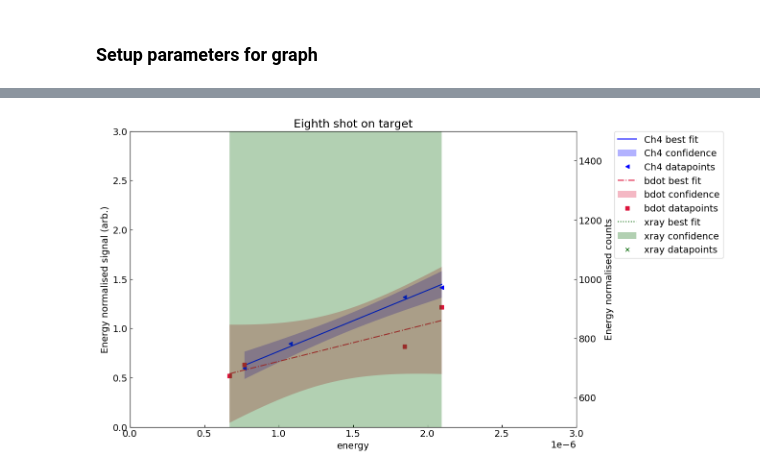
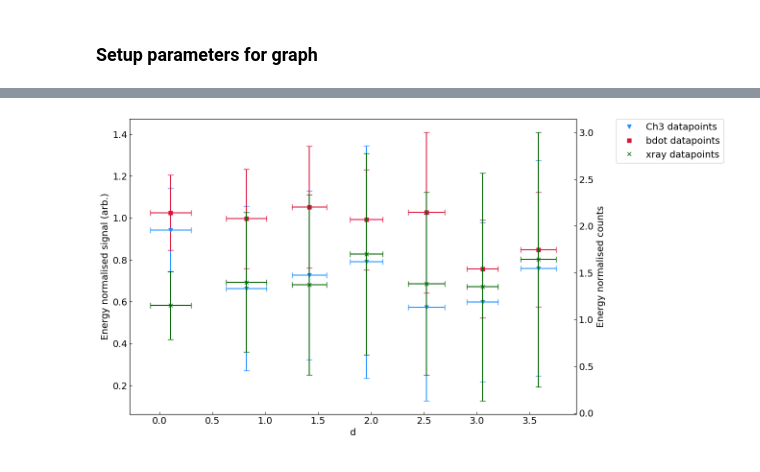
Before and after one commit to Jammi-Dodgers/celia_analysis, a Jupyter notebook: focus_scan_analysis.ipynb, the cells around one changed output, grey strips where cells are left out. Drawn from its saved outputs; the diff is of its cells as text; code cells hidden in the pictures.

Commit message:
created errorbar graphs

```diff
--- a/focus_scan_analysis.ipynb
+++ b/focus_scan_analysis.ipynb
@@ -236,0 +232,20 @@ Optimal coeffients:
+# %%
+scatter_points = pd.DataFrame(columns= [*diagnostics, "d"])
+scatter_error = pd.DataFrame(columns= [*diagnostics, "d"])
+
+#scatter_points = shotsheet.groupby('nth shot on target')[[*diagnostics, "d"]].mean()
+#scatter_error = shotsheet.groupby('nth shot on target')[[*diagnostics, "d"]].std()
+
+def binned_mean(y, x, function):
+    means = []
+    bins = np.linspace(x.min(), x.max(), 8, endpoint= True)
+    for bin_min, bin_max in zip(bins[:-1], bins[1:]):
+        mean = y[np.logical_and(bin_min <= x, x <= bin_max)]
+        mean = function(mean)
+        means = means + [mean]
+    return means
+
+scatter_points = shotsheet[[*diagnostics, "d"]].apply(binned_mean, x= shotsheet["d"], function= np.mean) # df.apply is very fussy. be careful which function to use with it.
+scatter_error = shotsheet[[*diagnostics, "d"]].apply(binned_mean, x= shotsheet["d"], function= np.std)
+
+scatter_points
@@ -237,53 +261,35 @@ Optimal coeffients:
 # %%
 fig, axs = plt.subplots(1, 1, figsize= (12,8))
 handles = {}
 
 def plot_diagnostic(diagnostic, ax):
-    lines= ax.plot(fit_x[diagnostic],
-                   fit_y[diagnostic],
-                   color= formatting[diagnostic]["colour"],
-                   linestyle= formatting[diagnostic]["linestyle"],
-                   label= "{0:} best fit".format(diagnostic))
+    ax.errorbar(scatter_points[xaxis],
+                        scatter_points[diagnostic],
+                        xerr= scatter_error[xaxis],
+                        yerr= scatter_error[diagnostic],
+                        color= formatting[diagnostic]["colour"],
+                        linestyle= "None",
+                        capsize= 4,
+                        marker= formatting[diagnostic]["marker"],
+                        label= "{0:} datapoints".format(diagnostic))
 
-    fills= ax.fill_between(fit_x[diagnostic],
-                           fit_delta[diagnostic]['lwr_conf'],
-                           fit_delta[diagnostic]['upr_conf'],
-                           color= formatting[diagnostic]["colour"],
-                           edgecolor= "None",
-                           alpha= 0.3,
-                           label= "{0:} confidence".format(diagnostic))
-
-    points= ax.plot(shotsheet[xaxis],
-                    shotsheet[diagnostic],
-                    color= formatting[diagnostic]["colour"],
-                    linestyle= "None",
-                    marker= formatting[diagnostic]["marker"],
-                    label= "{0:} datapoints".format(diagnostic))
-
-    return *lines, fills, points
-
-for diagnostic in ["Ch4","bdot"]:
-    handles[diagnostic] = plot_diagnostic(diagnostic, axs)
+for diagnostic in ["Ch3","bdot"]:
+    plot_diagnostic(diagnostic, axs)
 
 twinax = axs.twinx()
 for diagnostic in ["xray"]:
-    handles["diagnostic"] = plot_diagnostic(diagnostic, twinax)
+    plot_diagnostic(diagnostic, twinax)
 
+handles, labels = zip(axs.get_legend_handles_labels(), twinax.get_legend_handles_labels())
 
+axs.set(xlabel= xaxis,
+        ylabel= "Energy normalised signal (arb.)")
+twinax.set(ylabel= "Energy normalised counts")
 
-targets = np.unique(cf.flatten_list(diagnostics.values()))
-axs.set(xlabel= xaxis,
-        xlim= (0, 3e-6),
-        ylabel= "Energy normalised signal (arb.)",
-        ylim= (0, 3),
-        title= "Eighth shot on target") #. \nShots " + ", ".join(targets.astype(int).astype(str)) + ".")
-twinax.set(ylabel= "Energy normalised counts",
-           ylim= (500, 1500))
-
-handles = cf.flatten_list(handles.values())
-labels = [handle.get_label() for handle in handles]
+handles = cf.flatten_list(handles)[::7]
+labels = cf.flatten_list(labels)
 axs.legend(handles, labels, loc= "upper right", bbox_to_anchor= (1.34, 1.015)) # loc fixes the location of the legend.
 
 plt.show()
 # %% [output]
-[figure, old version]
+[figure, new version]
```
Also changed, not shown: parts of 14 cells of this notebook, 4 other files.
